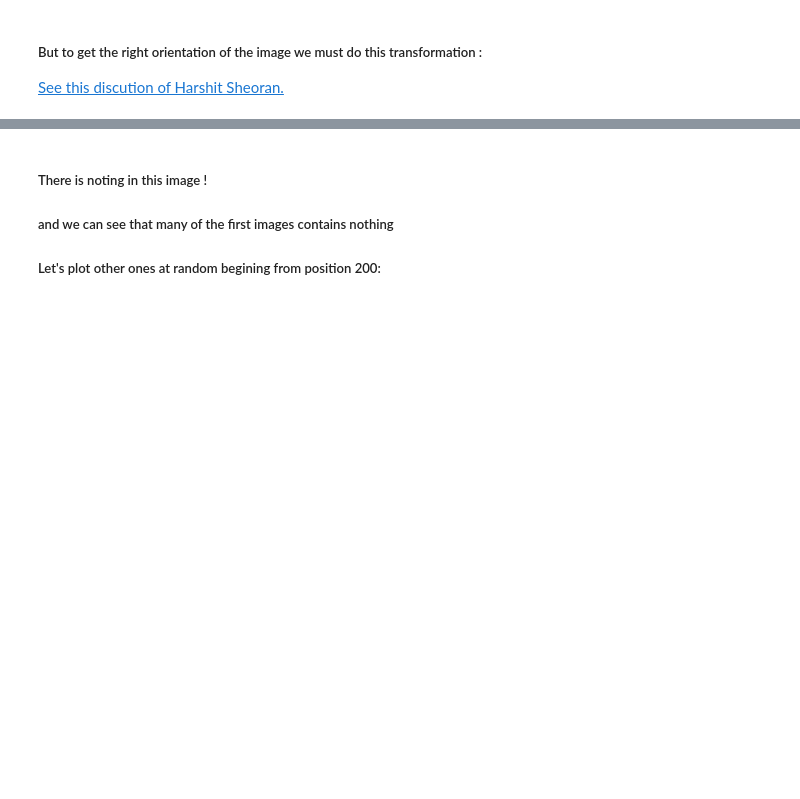
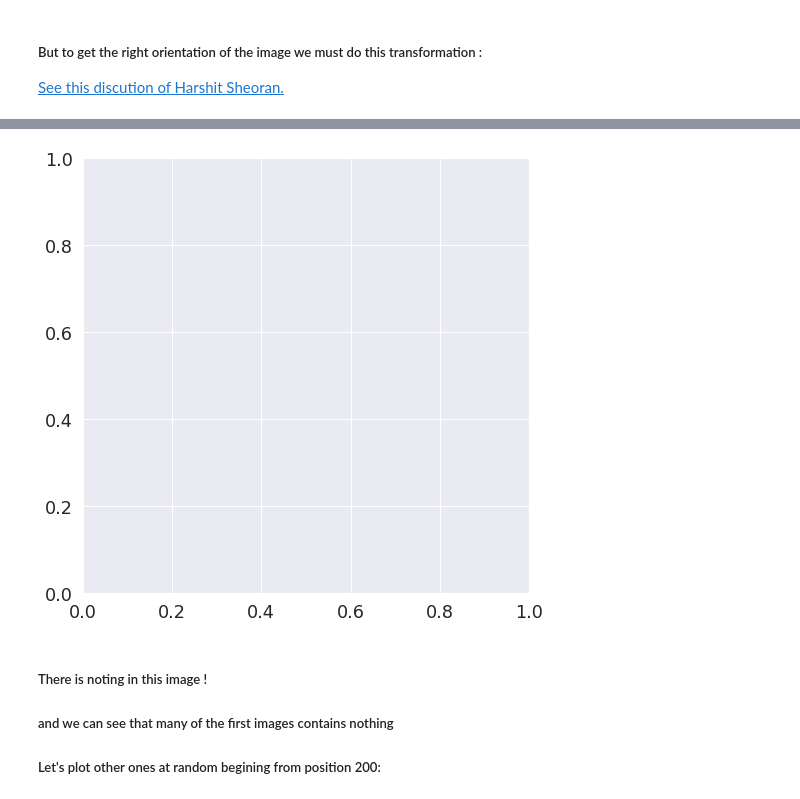
Before and after one commit to WeiKuoLi/RSNA-2022, a Jupyter notebook: helloworld-rsna.ipynb, the cells around one changed output, grey strips where cells are left out. Saved outputs shown, nothing was run; the diff lists cells and outputs as text; code cells hidden in the pictures; blank space fills up the shorter version.

```diff
--- a/helloworld-rsna.ipynb
+++ b/helloworld-rsna.ipynb
@@ -340,8 +372,10 @@ print(segmentations.shape)
 [](http://)
 # %%
 fig, ax = plt.subplots(1,1, figsize=(8,8))
-ax.imshow(segmentations[0], cmap=plt.cm.bone)
-plt.show()
+#ax.imshow(segmentations[0], cmap=plt.cm.bone)
+#plt.show()
+# %% [output]
+[figure, added]
 # %% [markdown]
 ##### There is noting in this image !
 ##### and we can see that many of the first images contains nothing
```
Also changed, not shown: parts of 37 cells of this notebook.
